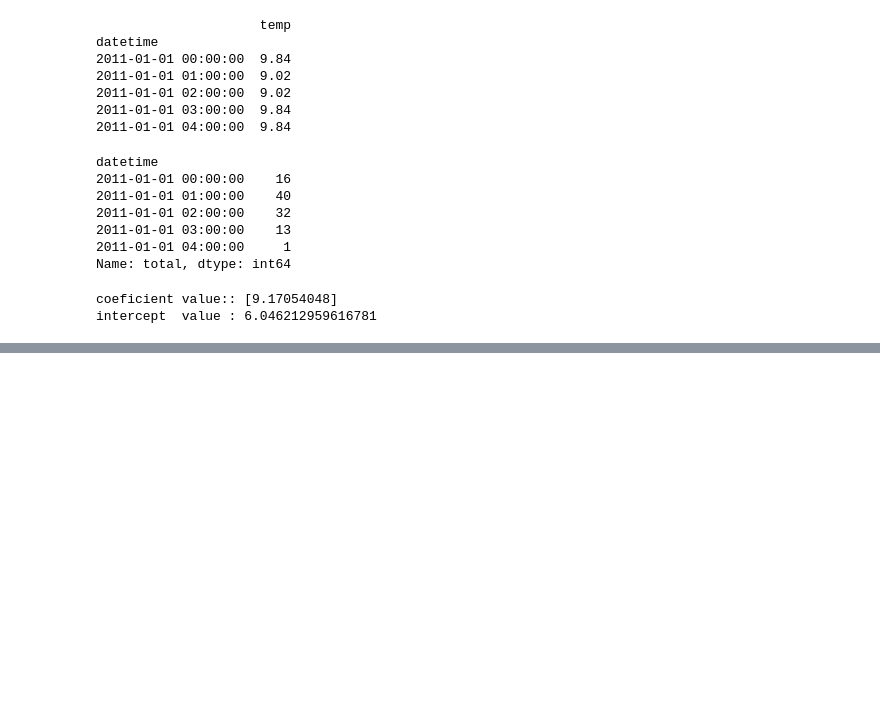
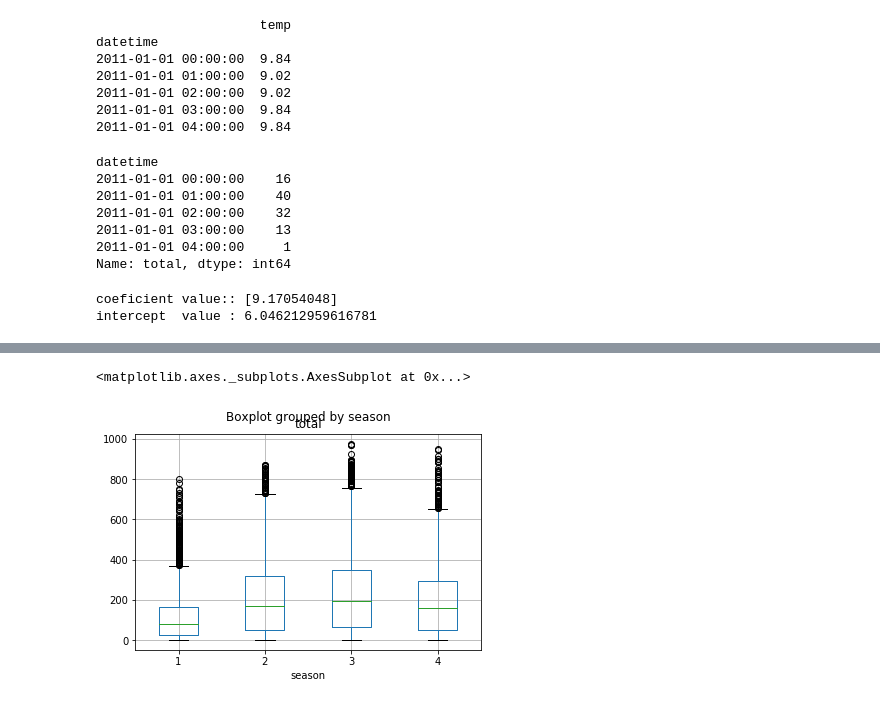
Before and after one commit to ranjeetgarodia/casestudy_bike_prediction, a Jupyter notebook: casestudy_bike.ipynb, the cells around one changed output, grey strips where cells are left out. Saved outputs shown, nothing was run; the diff lists cells and outputs as text; code cells hidden in the pictures; blank space fills up the shorter version.

```diff
--- a/casestudy_bike.ipynb
+++ b/casestudy_bike.ipynb
@@ -154,0 +241,6 @@ intercept  value : 6.046212959616781
+# %%
+# box plot of rentals, grouped by season
+bike_data.boxplot(column='total', by='season')
+# %% [output]
+<matplotlib.axes._subplots.AxesSubplot at 0x...>
+[figure, added]
```
Also changed, not shown: parts of 42 cells of this notebook.
